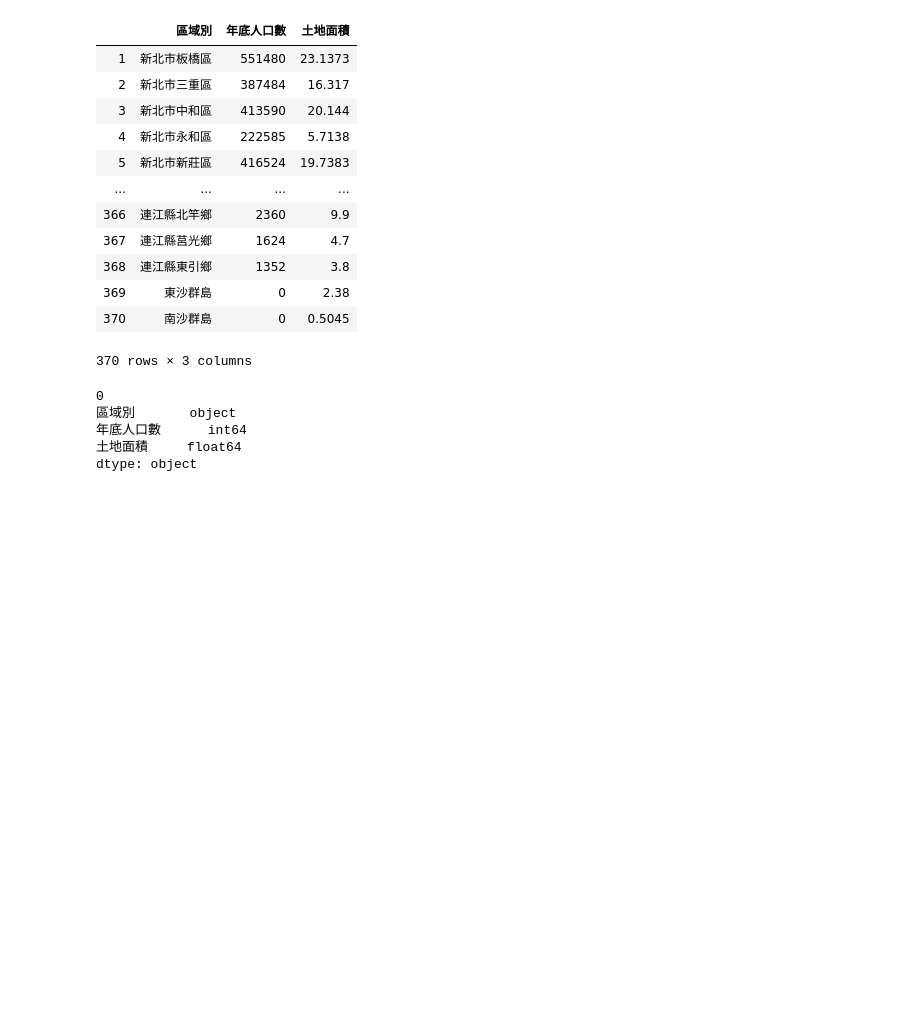
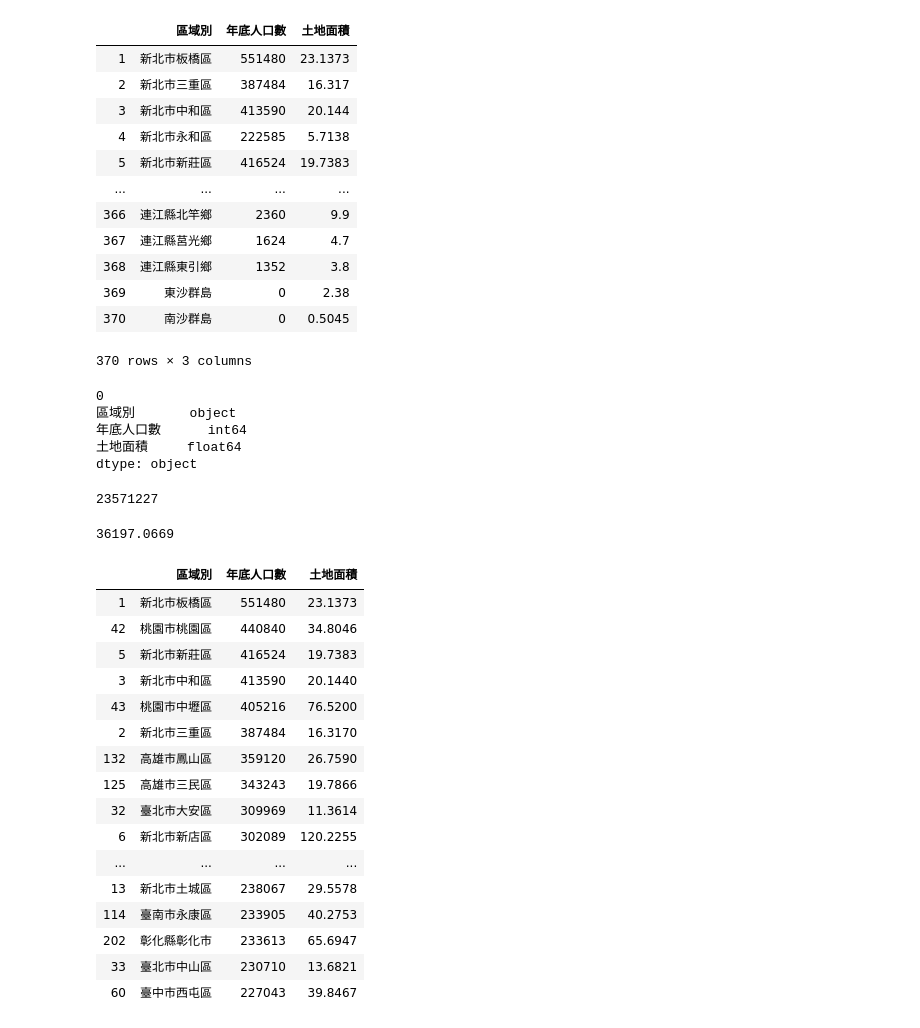
Before and after one commit to a29571508/PythonForDataAnalysis, a Jupyter notebook: 上課內容/sample27.ipynb, the cells around one changed output. Cells and saved outputs as stored; diff of their text form; code cells hidden in the pictures; blank space fills up the shorter version.

```diff
--- a/上課內容/sample27.ipynb
+++ b/上課內容/sample27.ipynb
@@ -288,3 +288,31 @@ dataFrame.dtypes
 年底人口數      int64
 土地面積     float64
 dtype: object
+# %%
+dataFrame['年底人口數'].sum()
+# %% [output]
+23571227
+# %%
+dataFrame['土地面積'].sum()
+# %% [output]
+36197.0669
+# %%
+dataFrame.sort_values(by='年底人口數',ascending=False)[:20]
+# %% [output]
+|  | 區域別 | 年底人口數 | 土地面積 |
+| 1 | 新北市板橋區 | 551480 | 23.1373 |
+| 42 | 桃園市桃園區 | 440840 | 34.8046 |
+| 5 | 新北市新莊區 | 416524 | 19.7383 |
+| 3 | 新北市中和區 | 413590 | 20.1440 |
+| 43 | 桃園市中壢區 | 405216 | 76.5200 |
+| 2 | 新北市三重區 | 387484 | 16.3170 |
+| 132 | 高雄市鳳山區 | 359120 | 26.7590 |
+| 125 | 高雄市三民區 | 343243 | 19.7866 |
+| 32 | 臺北市大安區 | 309969 | 11.3614 |
+| 6 | 新北市新店區 | 302089 | 120.2255 |
+| ... | ... | ... | ... |
+| 13 | 新北市土城區 | 238067 | 29.5578 |
+| 114 | 臺南市永康區 | 233905 | 40.2753 |
+| 202 | 彰化縣彰化市 | 233613 | 65.6947 |
+| 33 | 臺北市中山區 | 230710 | 13.6821 |
+| 60 | 臺中市西屯區 | 227043 | 39.8467 |
```
